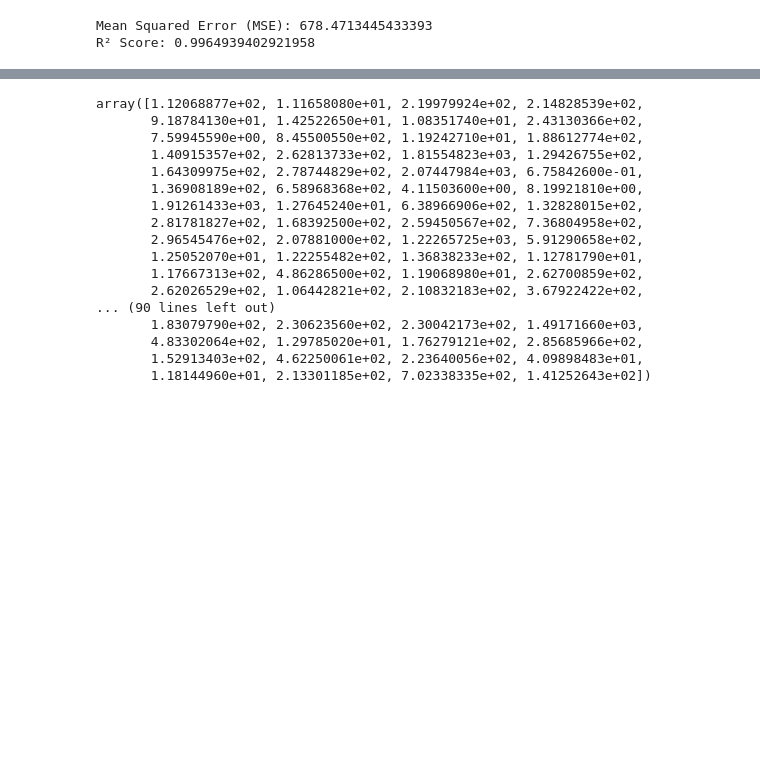
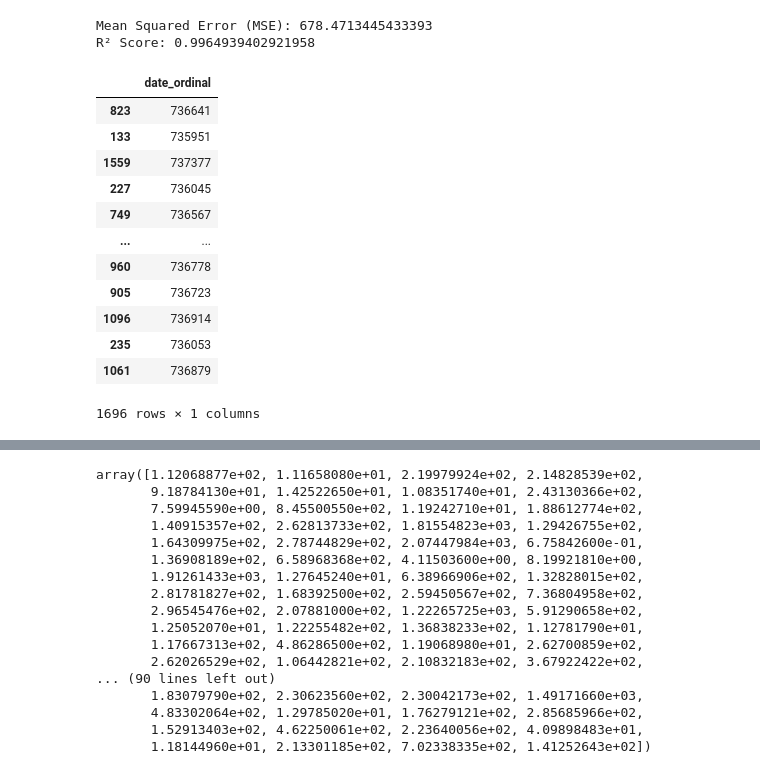
Before and after one commit to shivampb/ML-Models, a Jupyter notebook: Ethereum-prediction/main.ipynb, the cells around one changed output, grey strips where cells are left out. Saved outputs shown, nothing was run; the diff lists cells and outputs as text; code cells hidden in the pictures; blank space fills up the shorter version.

```diff
--- a/Ethereum-prediction/main.ipynb
+++ b/Ethereum-prediction/main.ipynb
@@ -168,3 +168,19 @@ print(f"R² Score: {r2}")
 # %% [output]
 Mean Squared Error (MSE): 678.4713445433393
 R² Score: 0.9964939402921958
+# %%
+X_train
+# %% [output]
+|  | date_ordinal |
+| 823 | 736641 |
+| 133 | 735951 |
+| 1559 | 737377 |
+| 227 | 736045 |
+| 749 | 736567 |
+| ... | ... |
+| 960 | 736778 |
+| 905 | 736723 |
+| 1096 | 736914 |
+| 235 | 736053 |
+| 1061 | 736879 |
+1696 rows × 1 columns
```
Also changed, not shown: parts of 14 cells of this notebook, 1 other file.
